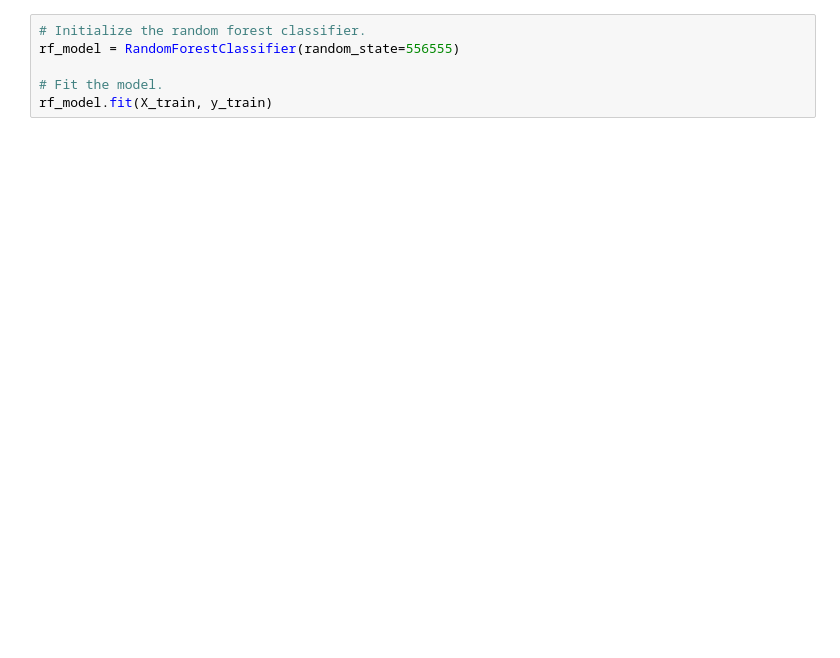
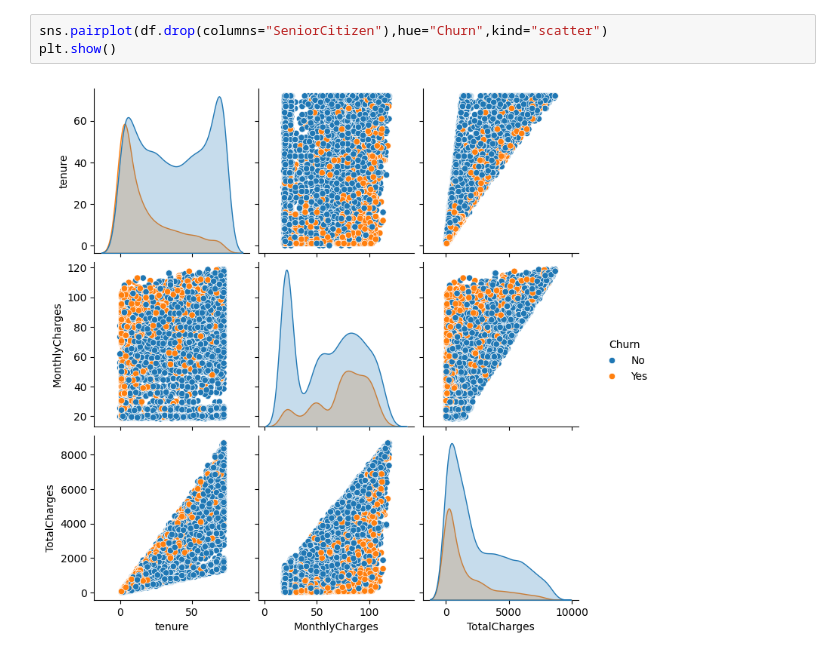
Before and after one commit to mayankjr98/Customer-Churn-Prediction-Anaysis, a Jupyter notebook: churnprediction.ipynb, the cells around one changed output. Drawn from its saved outputs; the diff is of its cells as text; blank space fills up the shorter version.

```diff
--- a/churnprediction.ipynb
+++ b/churnprediction.ipynb
@@ -358,6 +160,5 @@ feature_importance.sort_values(by='importance', ascending=False)
 # %%
-# Initialize the random forest classifier.
-rf_model = RandomForestClassifier(random_state=556555)
-
-# Fit the model.
-rf_model.fit(X_train, y_train)
+sns.pairplot(df.drop(columns="SeniorCitizen"),hue="Churn",kind="scatter")
+plt.show()
+# %% [output]
+[figure, added]
```
Also changed, not shown: parts of 49 cells of this notebook.
